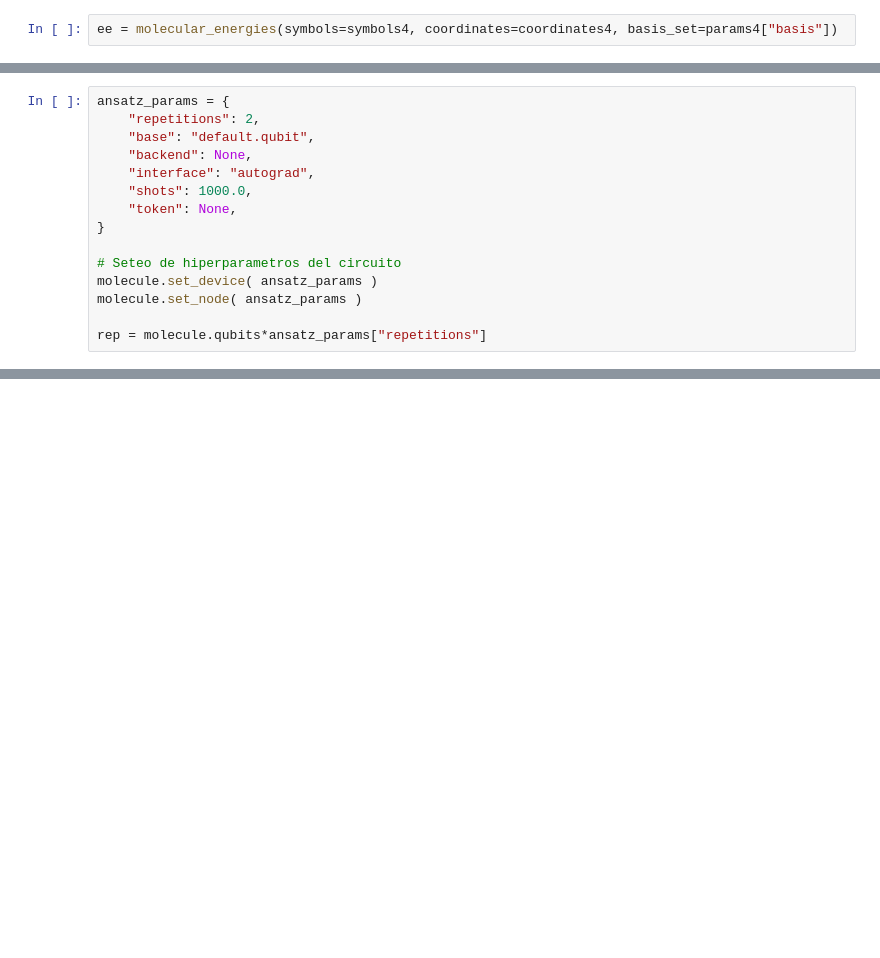
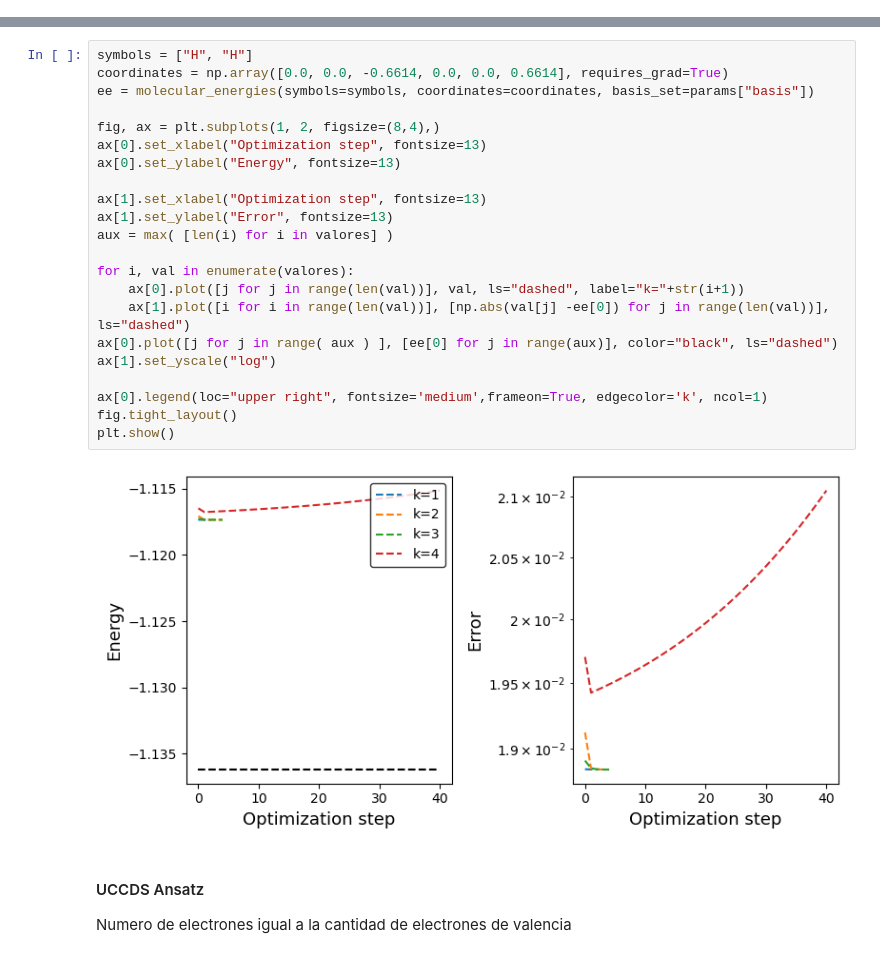
Before and after one commit to javinoram/VqePy, a Jupyter notebook: demos/Molecule.ipynb, the cells around one changed output, grey strips where cells are left out. Cells and saved outputs as stored; diff of their text form; blank space fills up the shorter version.

```diff
--- a/demos/Molecule.ipynb
+++ b/demos/Molecule.ipynb
@@ -289,2 +0,0 @@ molecule4.set_group_characteristics()
-# %%
-ee = molecular_energies(symbols=symbols4, coordinates=coordinates4, basis_set=params4["basis"])
@@ -294,15 +0,0 @@ Error:
-# %%
-ansatz_params = {
-    "repetitions": 2,
-    "base": "default.qubit",
-    "backend": None,
-    "interface": "autograd",
-    "shots": 1000.0,
-    "token": None,
-}
-
-# Seteo de hiperparametros del circuito
-molecule.set_device( ansatz_params )
-molecule.set_node( ansatz_params )
-
-rep = molecule.qubits*ansatz_params["repetitions"]
@@ -308,0 +130,28 @@ rep = molecule.qubits*ansatz_params["repetitions"]
+# %%
+symbols = ["H", "H"]
+coordinates = np.array([0.0, 0.0, -0.6614, 0.0, 0.0, 0.6614], requires_grad=True)
+ee = molecular_energies(symbols=symbols, coordinates=coordinates, basis_set=params["basis"])
+
+fig, ax = plt.subplots(1, 2, figsize=(8,4),)
+ax[0].set_xlabel("Optimization step", fontsize=13)
+ax[0].set_ylabel("Energy", fontsize=13)
+
+ax[1].set_xlabel("Optimization step", fontsize=13)
+ax[1].set_ylabel("Error", fontsize=13)
+aux = max( [len(i) for i in valores] )
+
+for i, val in enumerate(valores):
+    ax[0].plot([j for j in range(len(val))], val, ls="dashed", label="k="+str(i+1))
+    ax[1].plot([i for i in range(len(val))], [np.abs(val[j] -ee[0]) for j in range(len(val))], ls="dashed")
+ax[0].plot([j for j in range( aux ) ], [ee[0] for j in range(aux)], color="black", ls="dashed")
+ax[1].set_yscale("log")
+
+ax[0].legend(loc="upper right", fontsize='medium',frameon=True, edgecolor='k', ncol=1)
+fig.tight_layout()
+plt.show()
+# %% [output]
+[figure, added]
+# %% [markdown]
+#### UCCDS Ansatz
+
+Numero de electrones igual a la cantidad de electrones de valencia
```
Also changed, not shown: parts of 62 cells of this notebook, 37 other files.
